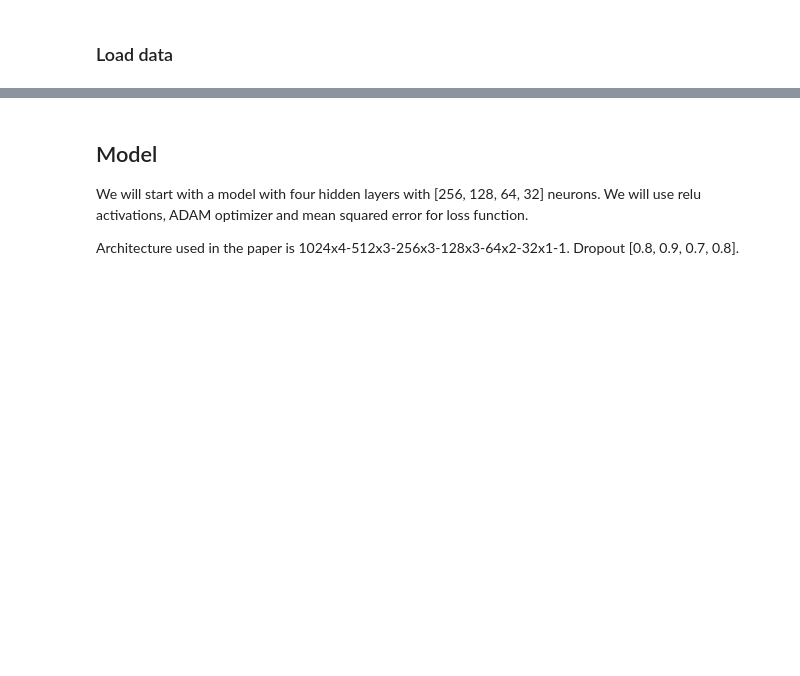
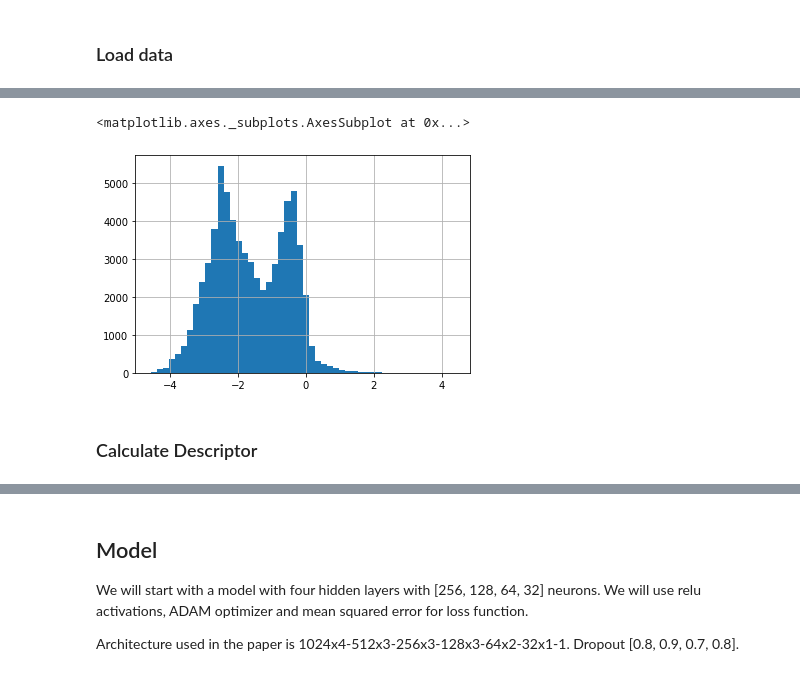
Before and after one commit to balaranjan/ml_tutorial_intro, a Jupyter notebook: Predict_Formation_Energy.ipynb, the cells around one changed output, grey strips where cells are left out. Drawn from its saved outputs; the diff is of its cells as text; code cells hidden in the pictures; blank space fills up the shorter version.

```diff
--- a/Predict_Formation_Energy.ipynb
+++ b/Predict_Formation_Energy.ipynb
@@ -32,3 +60,11 @@ df.head()
+# %%
+# visulaize the energy histogram
+df['energy'].hist(bins=50)
+# %% [output]
+<matplotlib.axes._subplots.AxesSubplot at 0x...>
+[figure, added]
+# %% [markdown]
+### Calculate Descriptor
 # %%
 def parse_formula(formula):
 
```
Also changed, not shown: parts of 14 cells of this notebook, 2 other files.
